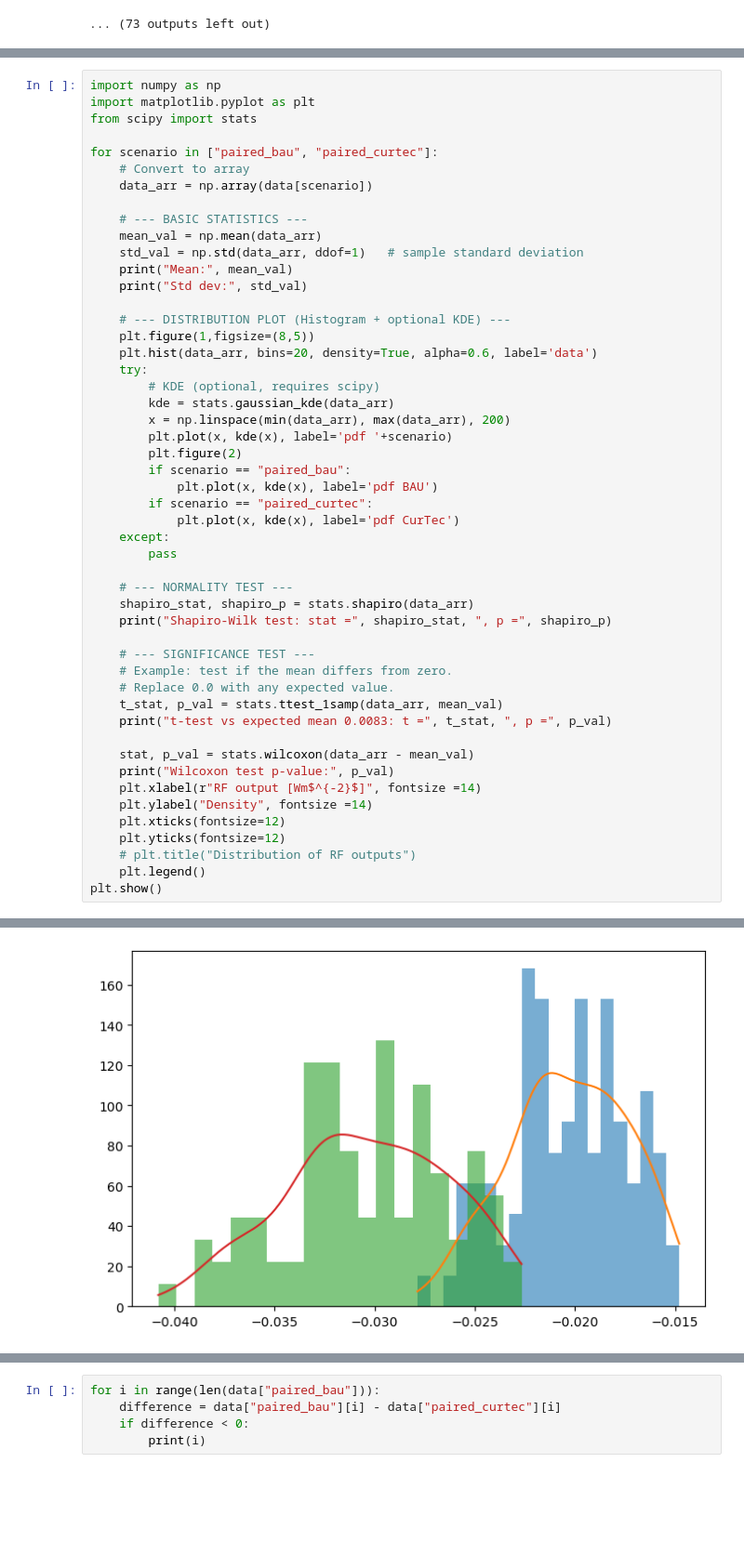
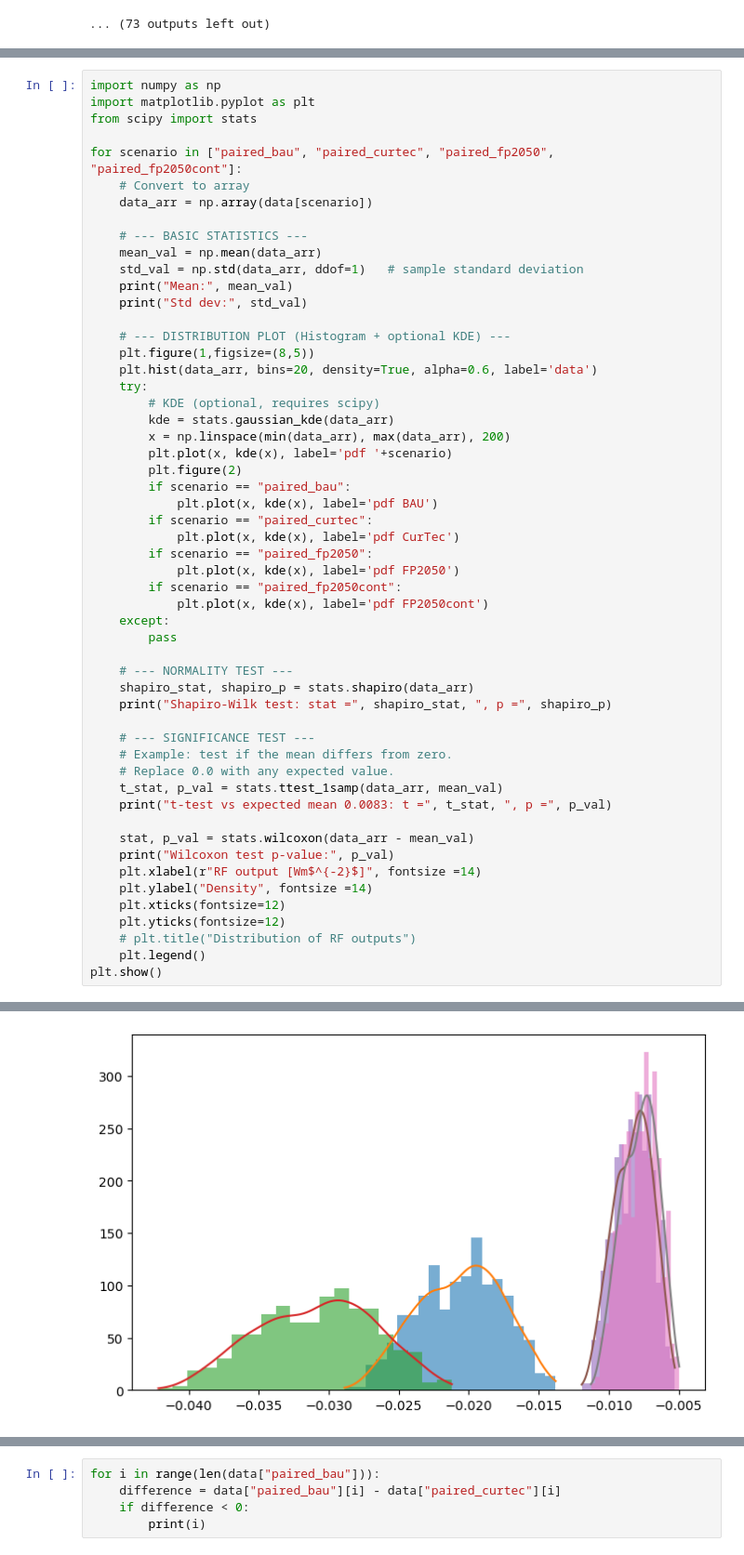
Before and after one commit to atzeharmsen/sandbox2, a Jupyter notebook: Scenario_Analysis/ScA_sens_statisticaldifferencescenarios.ipynb, the cells around one changed output, grey strips where cells are left out. Shown at 93% size. Saved outputs shown, nothing was run; the diff lists cells and outputs as text; blank space fills up the shorter version.

```diff
--- a/Scenario_Analysis/ScA_sens_statisticaldifferencescenarios.ipynb
+++ b/Scenario_Analysis/ScA_sens_statisticaldifferencescenarios.ipynb
@@ -1319,7 +1408,7 @@ import numpy as np
 import matplotlib.pyplot as plt
 from scipy import stats
 
-for scenario in ["paired_bau", "paired_curtec"]:
+for scenario in ["paired_bau", "paired_curtec", "paired_fp2050", "paired_fp2050cont"]:
     # Convert to array
     data_arr = np.array(data[scenario])
 
@@ -1342,6 +1431,10 @@ for scenario in ["paired_bau", "paired_curtec"]:
             plt.plot(x, kde(x), label='pdf BAU')
         if scenario == "paired_curtec":
             plt.plot(x, kde(x), label='pdf CurTec')
+        if scenario == "paired_fp2050":
+            plt.plot(x, kde(x), label='pdf FP2050')
+        if scenario == "paired_fp2050cont":
+            plt.plot(x, kde(x), label='pdf FP2050cont')
     except:
         pass
 
@@ -1378 +1481 @@ Wilcoxon test p-value: 0.8824627520873338
-[figure, old version]
+[figure, new version]
```
Also changed, not shown: parts of 13 cells of this notebook, 17 other files.
